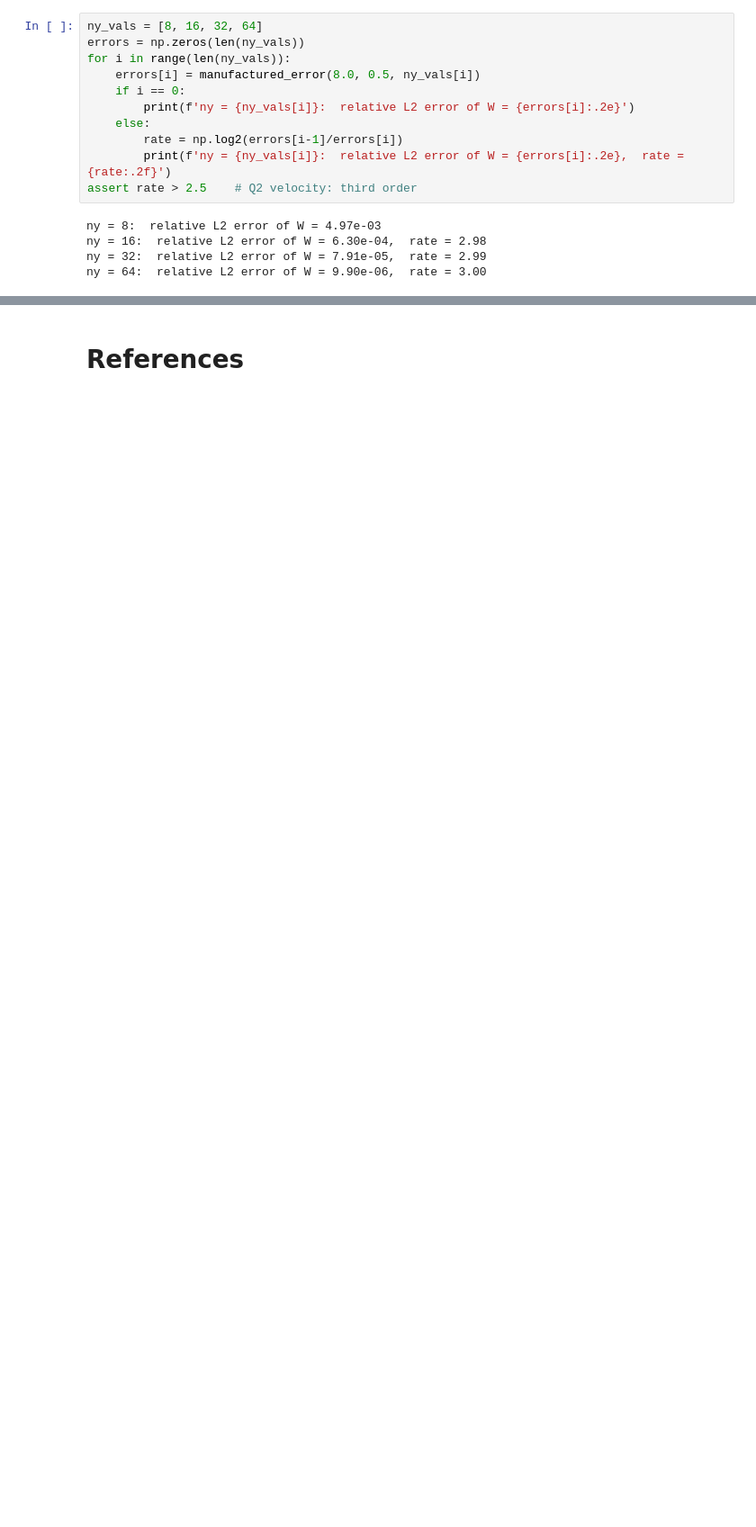
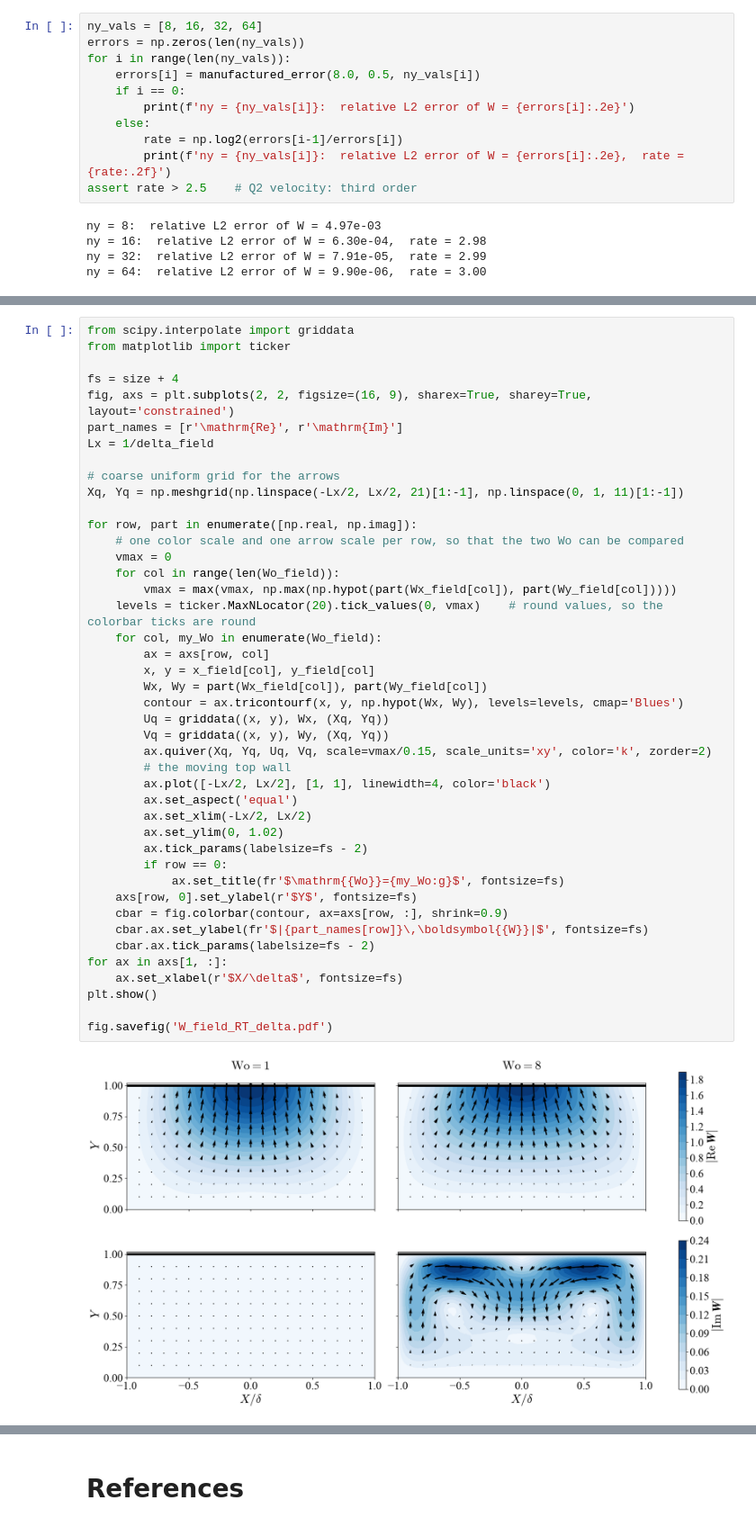
Before and after one commit to ichristov/soft-hydraulic-ale-fsi, a Jupyter notebook: theory_oscillatory/oscillatory_FSI_channel_RT_3D.ipynb, the cells around one changed output, grey strips where cells are left out. Shown at 90% size. Drawn from its saved outputs; the diff is of its cells as text; blank space fills up the shorter version.

```diff
--- a/theory_oscillatory/oscillatory_FSI_channel_RT_3D.ipynb
+++ b/theory_oscillatory/oscillatory_FSI_channel_RT_3D.ipynb
@@ -964,0 +1020,45 @@ ny = 64:  relative L2 error of W = 9.90e-06,  rate = 3.00
+# %%
+from scipy.interpolate import griddata
+from matplotlib import ticker
+
+fs = size + 4
+fig, axs = plt.subplots(2, 2, figsize=(16, 9), sharex=True, sharey=True, layout='constrained')
+part_names = [r'\mathrm{Re}', r'\mathrm{Im}']
+Lx = 1/delta_field
+
+# coarse uniform grid for the arrows
+Xq, Yq = np.meshgrid(np.linspace(-Lx/2, Lx/2, 21)[1:-1], np.linspace(0, 1, 11)[1:-1])
+
+for row, part in enumerate([np.real, np.imag]):
+    # one color scale and one arrow scale per row, so that the two Wo can be compared
+    vmax = 0
+    for col in range(len(Wo_field)):
+        vmax = max(vmax, np.max(np.hypot(part(Wx_field[col]), part(Wy_field[col]))))
+    levels = ticker.MaxNLocator(20).tick_values(0, vmax)    # round values, so the colorbar ticks are round
+    for col, my_Wo in enumerate(Wo_field):
+        ax = axs[row, col]
+        x, y = x_field[col], y_field[col]
+        Wx, Wy = part(Wx_field[col]), part(Wy_field[col])
+        contour = ax.tricontourf(x, y, np.hypot(Wx, Wy), levels=levels, cmap='Blues')
+        Uq = griddata((x, y), Wx, (Xq, Yq))
+        Vq = griddata((x, y), Wy, (Xq, Yq))
+        ax.quiver(Xq, Yq, Uq, Vq, scale=vmax/0.15, scale_units='xy', color='k', zorder=2)
+        # the moving top wall
+        ax.plot([-Lx/2, Lx/2], [1, 1], linewidth=4, color='black')
+        ax.set_aspect('equal')
+        ax.set_xlim(-Lx/2, Lx/2)
+        ax.set_ylim(0, 1.02)
+        ax.tick_params(labelsize=fs - 2)
+        if row == 0:
+            ax.set_title(fr'$\mathrm{{Wo}}={my_Wo:g}$', fontsize=fs)
+    axs[row, 0].set_ylabel(r'$Y$', fontsize=fs)
+    cbar = fig.colorbar(contour, ax=axs[row, :], shrink=0.9)
+    cbar.ax.set_ylabel(fr'$|{part_names[row]}\,\boldsymbol{{W}}|$', fontsize=fs)
+    cbar.ax.tick_params(labelsize=fs - 2)
+for ax in axs[1, :]:
+    ax.set_xlabel(r'$X/\delta$', fontsize=fs)
+plt.show()
+
+fig.savefig('W_field_RT_delta.pdf')
+# %% [output]
+[figure, added]
```
Also changed, not shown: parts of 26 cells of this notebook.
